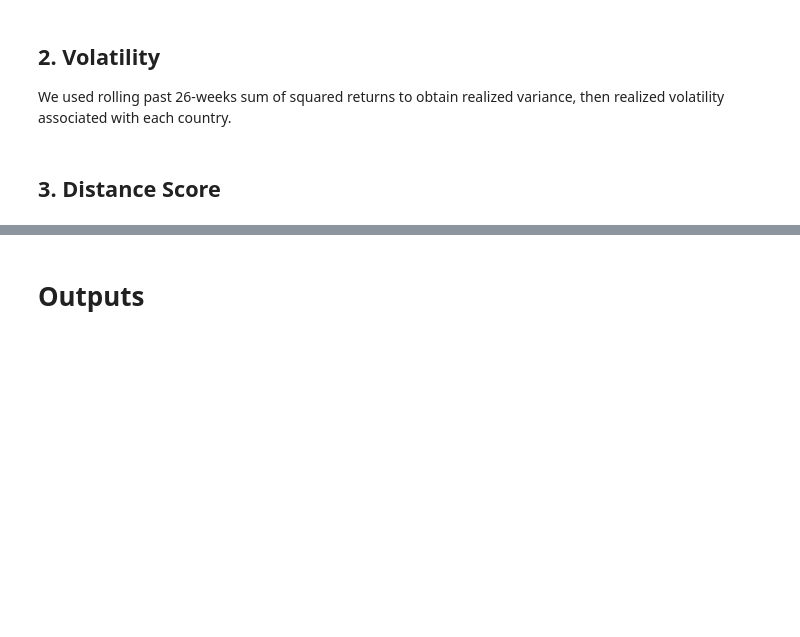
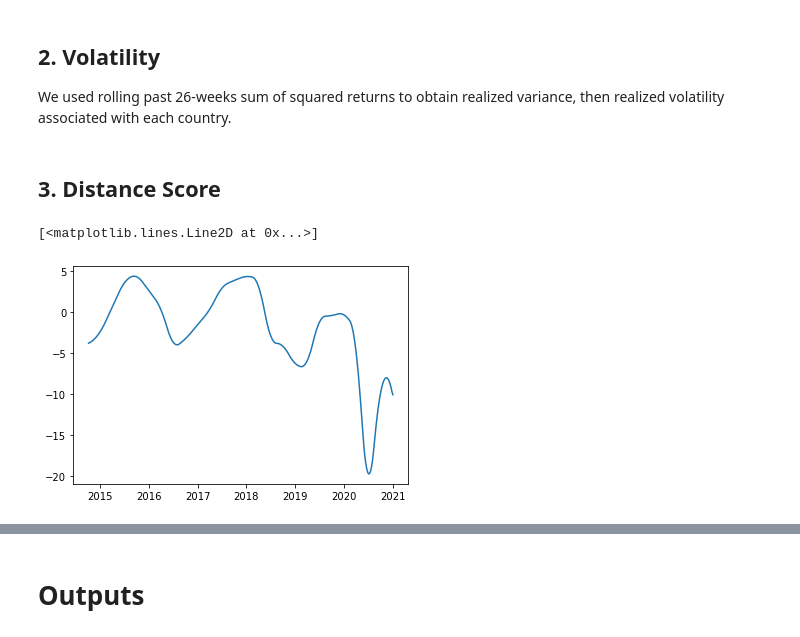
Before and after one commit to wingwingz/AFP, a Jupyter notebook: Macroeconomics/macro-distance.ipynb, the cells around one changed output, grey strips where cells are left out. Saved outputs shown, nothing was run; the diff lists cells and outputs as text; code cells hidden in the pictures; blank space fills up the shorter version.

```diff
--- a/Macroeconomics/macro-distance.ipynb
+++ b/Macroeconomics/macro-distance.ipynb
@@ -153,3 +155,8 @@ def distance_score(df, method='expanding', start=51, window=25):
     distances_df.columns = ['dist']
 
     return distances_df
+# %%
+plt.plot(gdp_growth_em_weekly['Argentina'])
+# %% [output]
+[<matplotlib.lines.Line2D at 0x...>]
+[figure, added]
```
Also changed, not shown: parts of 14 cells of this notebook, 11 other files.
